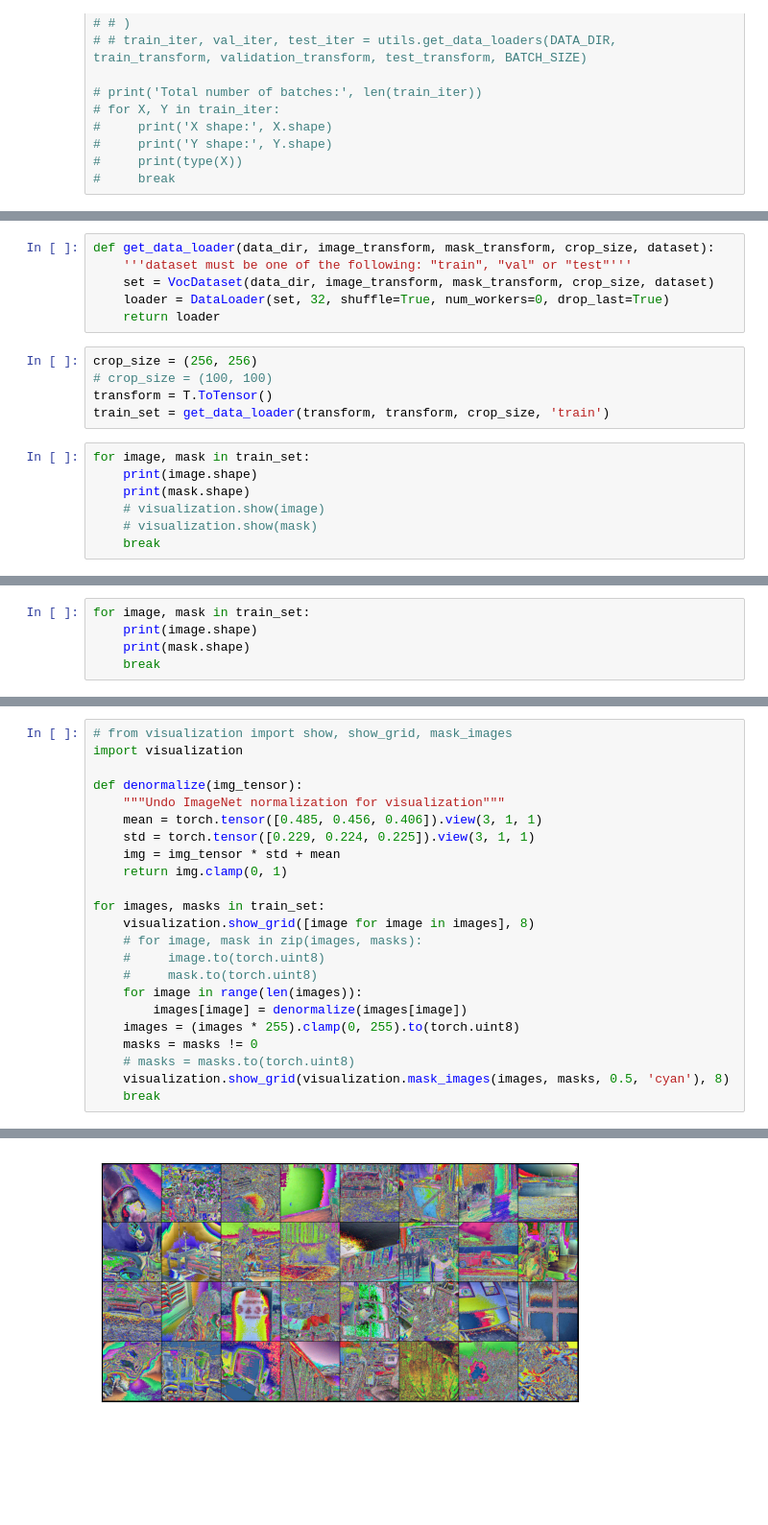
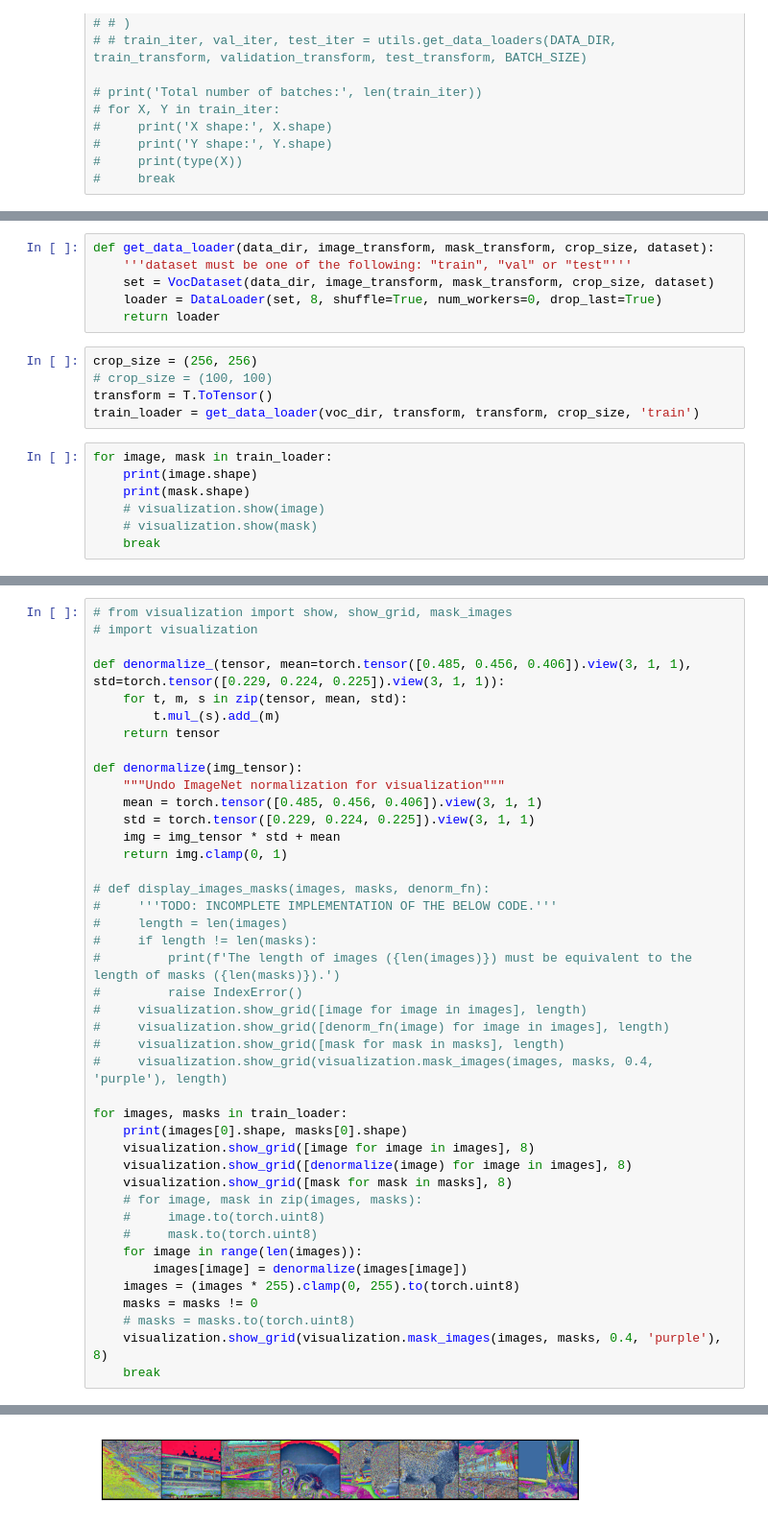
Before and after one commit to hjmillard/U-Net, a Jupyter notebook: dataset.ipynb, the cells around one changed output, grey strips where cells are left out. Shown at 96% size. Drawn from its saved outputs; the diff is of its cells as text; blank space fills up the shorter version.

```diff
--- a/dataset.ipynb
+++ b/dataset.ipynb
@@ -226,15 +243,15 @@ class VocDataset(Dataset):
 def get_data_loader(data_dir, image_transform, mask_transform, crop_size, dataset):
     '''dataset must be one of the following: "train", "val" or "test"'''
     set = VocDataset(data_dir, image_transform, mask_transform, crop_size, dataset)
-    loader = DataLoader(set, 32, shuffle=True, num_workers=0, drop_last=True)
+    loader = DataLoader(set, 8, shuffle=True, num_workers=0, drop_last=True)
     return loader
 # %%
 crop_size = (256, 256)
 # crop_size = (100, 100)
 transform = T.ToTensor()
-train_set = get_data_loader(transform, transform, crop_size, 'train')
+train_loader = get_data_loader(voc_dir, transform, transform, crop_size, 'train')
 # %%
-for image, mask in train_set:
+for image, mask in train_loader:
     print(image.shape)
     print(mask.shape)
     # visualization.show(image)
@@ -246,5 +262,0 @@ torch.Size([32, 1, 256, 256])
-# %%
-for image, mask in train_set:
-    print(image.shape)
-    print(mask.shape)
-    break
@@ -254,6 +275,11 @@ torch.Size([32, 1, 256, 256])
 # %%
 # from visualization import show, show_grid, mask_images
-import visualization
+# import visualization
+
+def denormalize_(tensor, mean=torch.tensor([0.485, 0.456, 0.406]).view(3, 1, 1), std=torch.tensor([0.229, 0.224, 0.225]).view(3, 1, 1)):
+    for t, m, s in zip(tensor, mean, std):
+        t.mul_(s).add_(m)
+    return tensor
 
 def denormalize(img_tensor):
     """Undo ImageNet normalization for visualization"""
@@ -262,8 +288,22 @@ def denormalize(img_tensor):
     img = img_tensor * std + mean
     return img.clamp(0, 1)
 
-for images, masks in train_set:
+# def display_images_masks(images, masks, denorm_fn):
+#     '''TODO: INCOMPLETE IMPLEMENTATION OF THE BELOW CODE.'''
+#     length = len(images)
+#     if length != len(masks):
+#         print(f'The length of images ({len(images)}) must be equivalent to the length of masks ({len(masks)}).')
+#         raise IndexError()
+#     visualization.show_grid([image for image in images], length)
+#     visualization.show_grid([denorm_fn(image) for image in images], length)
+#     visualization.show_grid([mask for mask in masks], length)
+#     visualization.show_grid(visualization.mask_images(images, masks, 0.4, 'purple'), length)
+
+for images, masks in train_loader:
+    print(images[0].shape, masks[0].shape)
     visualization.show_grid([image for image in images], 8)
+    visualization.show_grid([denormalize(image) for image in images], 8)
+    visualization.show_grid([mask for mask in masks], 8)
     # for image, mask in zip(images, masks):
     #     image.to(torch.uint8)
     #     mask.to(torch.uint8)
@@ -272,6 +312,6 @@ for images, masks in train_set:
     images = (images * 255).clamp(0, 255).to(torch.uint8)
     masks = masks != 0
     # masks = masks.to(torch.uint8)
-    visualization.show_grid(visualization.mask_images(images, masks, 0.5, 'cyan'), 8)
+    visualization.show_grid(visualization.mask_images(images, masks, 0.4, 'purple'), 8)
     break
 # %% [output]
@@ -278 +319 @@ for images, masks in train_set:
-[figure, old version]
+[figure, new version]
```
Also changed, not shown: parts of 11 cells of this notebook.
